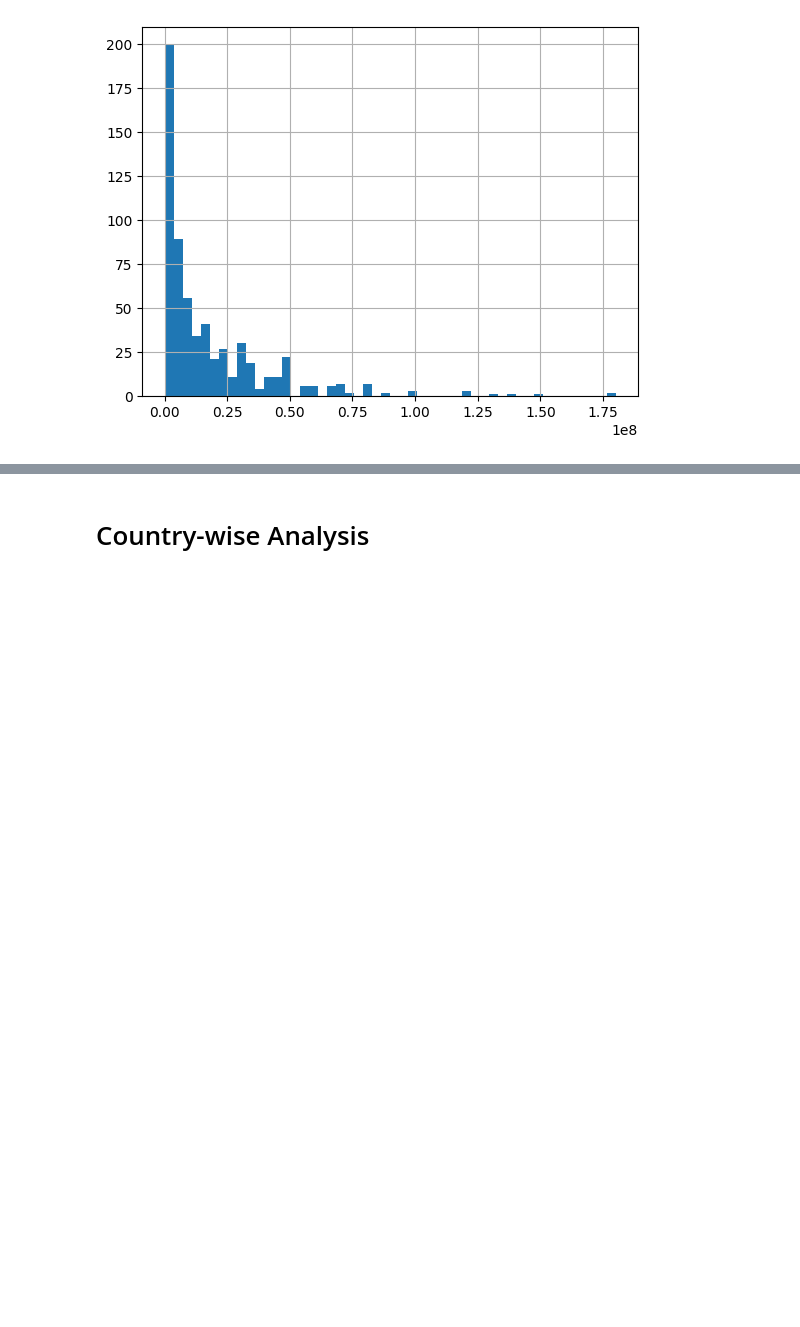
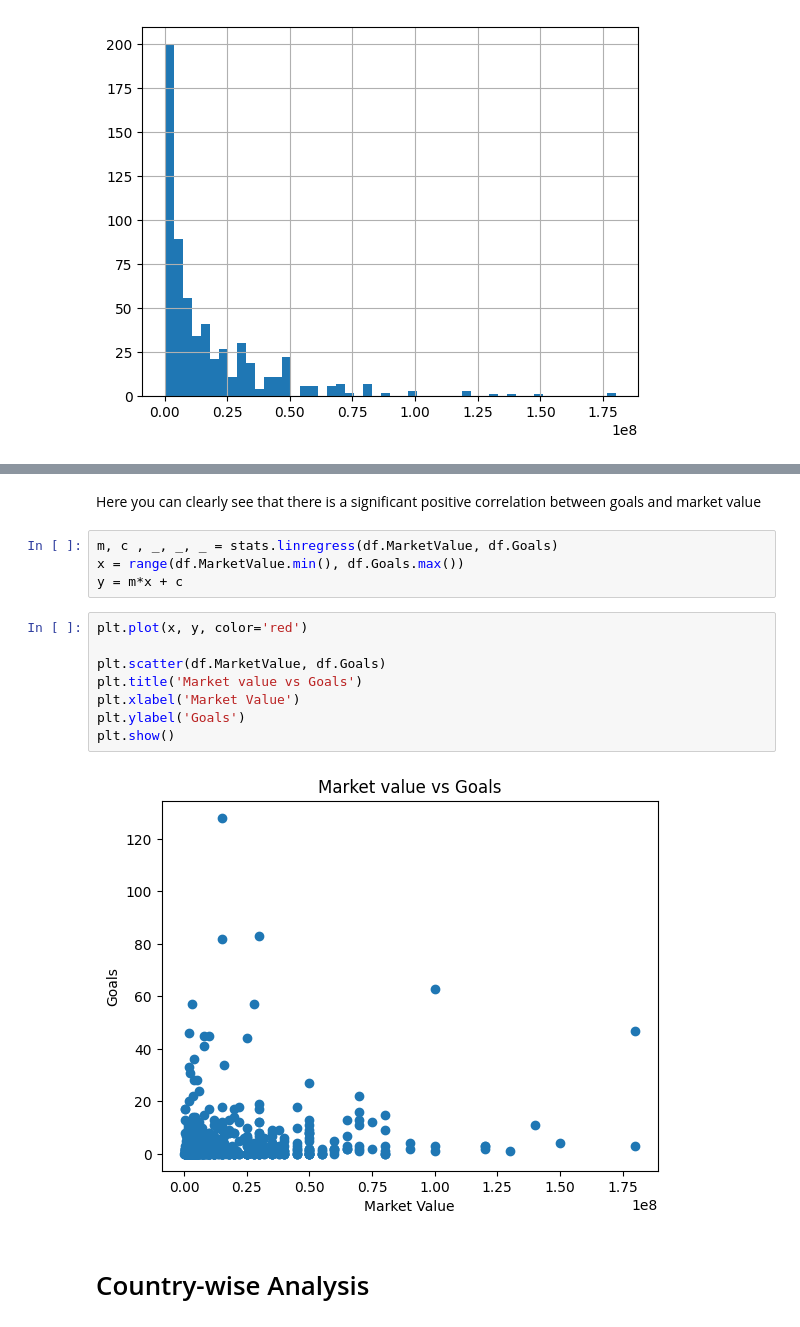
Before and after one commit to imran4070ti/euro_2024, a Jupyter notebook: euro2024.ipynb, the cells around one changed output, grey strips where cells are left out. Saved outputs shown, nothing was run; the diff lists cells and outputs as text; blank space fills up the shorter version.

```diff
--- a/euro2024.ipynb
+++ b/euro2024.ipynb
@@ -175,3 +295,19 @@ plt.show()
+# %% [markdown]
+Here you can clearly see that there is a significant positive correlation between goals and market value
+# %%
+m, c , _, _, _ = stats.linregress(df.MarketValue, df.Goals)
+x = range(df.MarketValue.min(), df.Goals.max())
+y = m*x + c
+# %%
+plt.plot(x, y, color='red')
+
+plt.scatter(df.MarketValue, df.Goals)
+plt.title('Market value vs Goals')
+plt.xlabel('Market Value')
+plt.ylabel('Goals')
+plt.show()
+# %% [output]
+[figure, added]
 # %% [markdown]
 # Country-wise Analysis
 # %%
```
Also changed, not shown: parts of 19 cells of this notebook.
